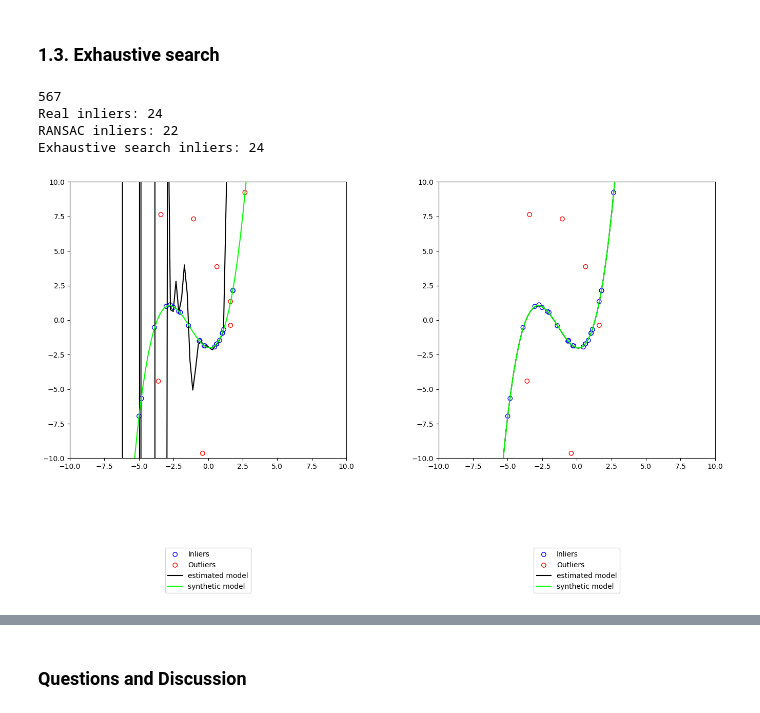
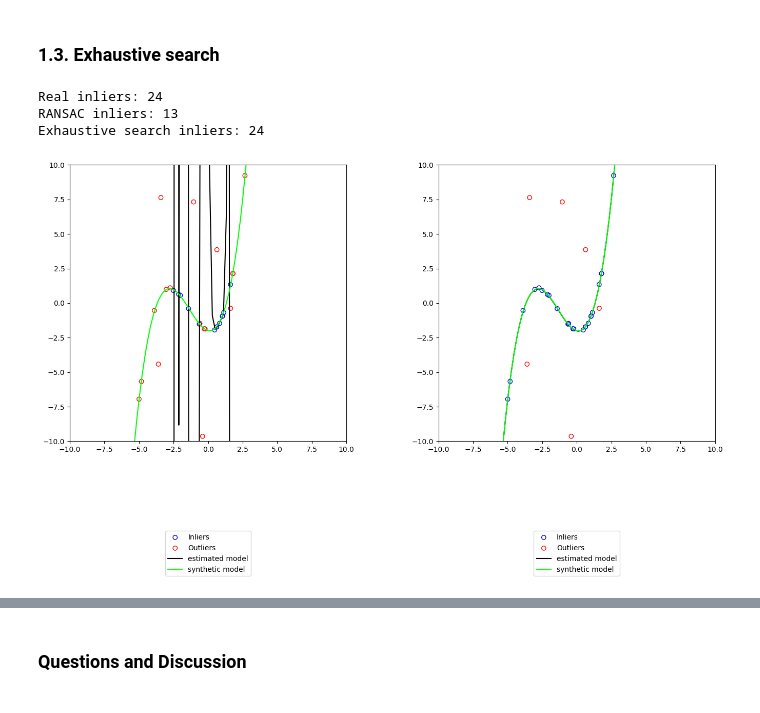
Before and after one commit to fatihoezdemir/MF2024-Exercise1, a Jupyter notebook: Exercise1.ipynb, the cells around one changed output, grey strips where cells are left out. Drawn from its saved outputs; the diff is of its cells as text; code cells hidden in the pictures.

```diff
--- a/Exercise1.ipynb
+++ b/Exercise1.ipynb
@@ -54,7 +54,6 @@ class Polynomial:
         y=p(x)
         # END
         return y
-            # noise_vert=np.random.uniform(-0.1,0.1,x.shape)
 #
     def is_inlier(self, points: np.ndarray, threshold: float = tau):
         """
@@ -88,11 +87,10 @@ class Polynomial:
         inliers = np.random.uniform(-D, D, (n_inliers, 2))
         outliers = np.random.uniform(-D, D, (n_outliers, 2))
 
-        # print(n_outliers,n_inliers)
         # Implement Task 1.1. Make use of `self.evaluate` and `self.is_inlier` for that
         # START
 
-# OUTLIERS
+# OUTLIERS  Remove outliers that are inliers
         is_outlier = ~self.is_inlier(outliers)
         notoutlier=np.sum(~is_outlier)
         outliers = outliers[is_outlier]
@@ -105,7 +103,9 @@ class Polynomial:
         noise_inlier= np.random.uniform(-0.1,0.1,inliers.shape[0])
         inliers_y = self.evaluate(inliers[:,0])+noise_inlier
         inliers = np.column_stack((inliers[:,0], inliers_y))
-        out_of_range = np.where(np.abs(inliers[:, 1]) > D)[0]
+        out_of_range = np.where( (np.abs(inliers[:, 1]) > D or np.abs(inliers[:, 0]) > D)[0]
+
+        # resample so that enough inliers are there and in the domain
 
         while len(out_of_range)>0:
             inliers_new = np.random.uniform(-D, D, (n_inliers, 2))
@@ -128,7 +128,6 @@ class Polynomial:
         """
         if points.shape[1] != 2:
             raise ValueError("Bad point dimmensions")
-
         deg = points.shape[0] - 1
 
         coefficients = np.zeros(deg + 1)
@@ -477,31 +479,30 @@ def exhaustive_search(points: np.ndarray, sample_size) -> Tuple[np.ndarray, np.n
 
     # return inliers, outliers, model
 # %%
+%%time
 # Running exhaustive search. No need to edit this. Running on a reduced set of points
 inliers, outliers = poly_a.generate_points(0.2, 30)
 points = np.concatenate((inliers, outliers), 0)
 
 sample_size = poly_a.degree + 1
-n_iter = get_ransac_iterations(0.7, sample_size, 0.99)
-print(n_iter)
+n_iter = get_ransac_iterations(0.2, sample_size, 0.99)
 ransac_inliers, ransac_outliers, ransac_model = run_ransac(points, n_iter, sample_size)
 
 exhaustive_inliers, exhaustive_outliers, exhaustive_model = exhaustive_search(points, sample_size)
 
 print(f"Real inliers: {len(inliers)}")
 print(f"RANSAC inliers: {len(ransac_inliers)}")
 print(f"Exhaustive search inliers: {len(exhaustive_inliers)}")
 
 fig, axes = plt.subplots(1, 2, figsize=(17, 7))
 
 plot_models(axes[0], ransac_inliers, ransac_outliers, poly_a, ransac_model)
 plot_models(axes[1], exhaustive_inliers, exhaustive_outliers, poly_a, exhaustive_model)
 
 plt.show()
 plt.close(fig)
 # %% [output]
-567
 Real inliers: 24
-RANSAC inliers: 22
+RANSAC inliers: 13
 Exhaustive search inliers: 24
-[figure, old version]
+[figure, new version]
```
Also changed, not shown: parts of 15 cells of this notebook.
